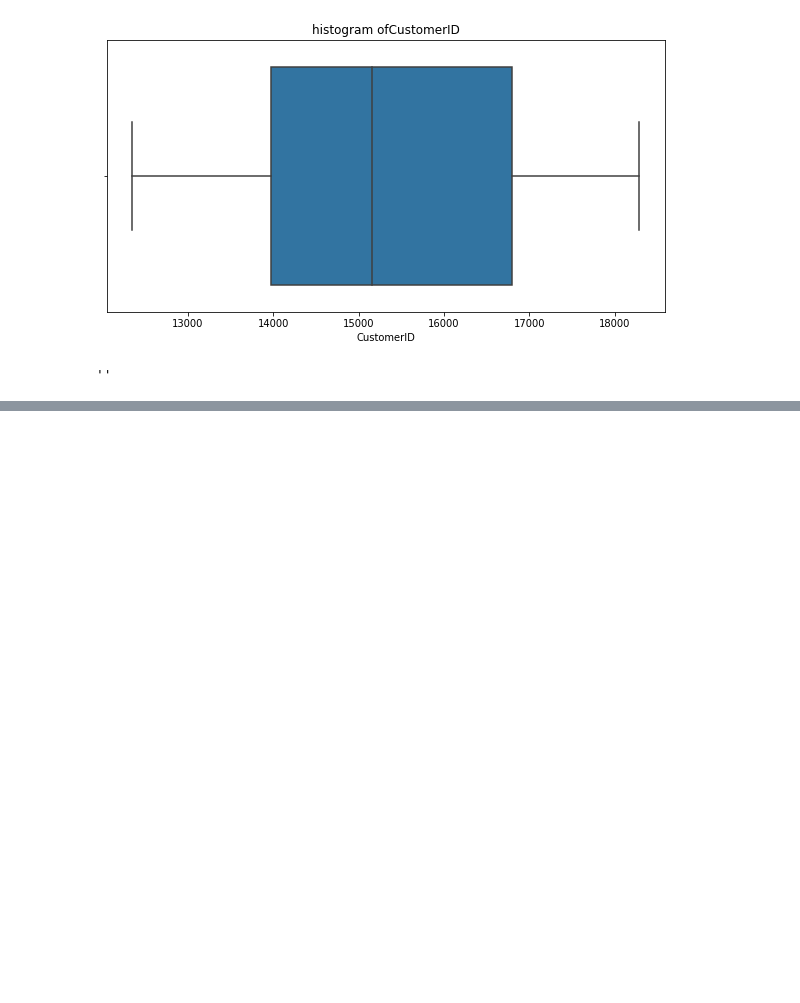
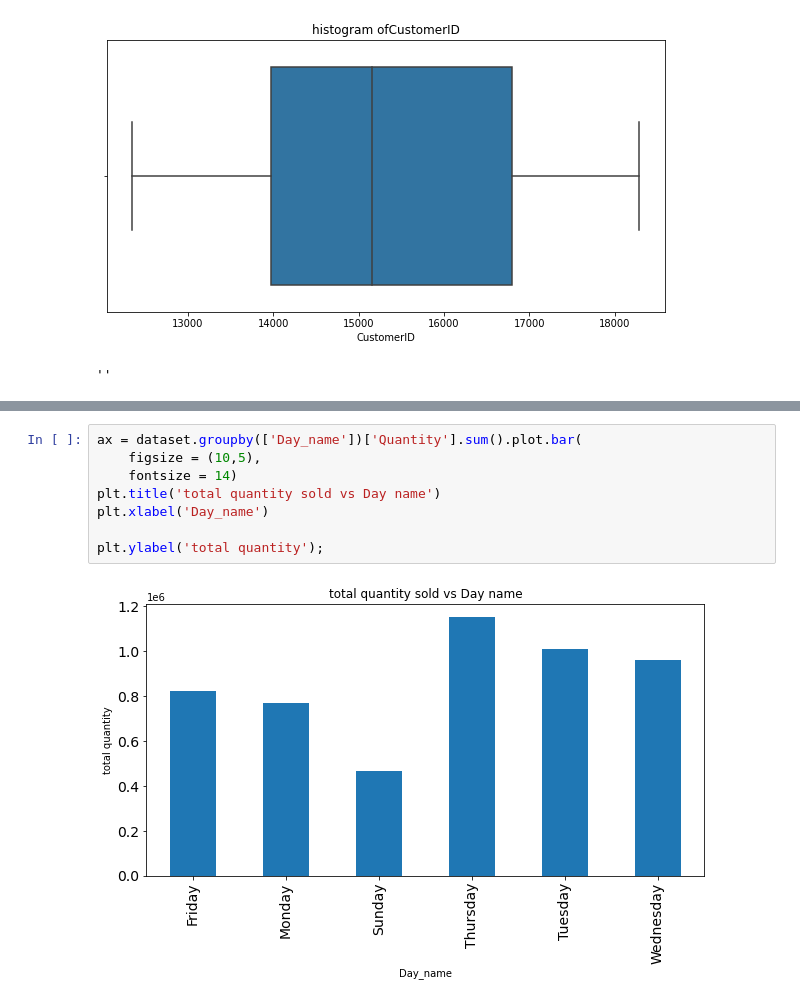
Before and after one commit to avanish04/online-retail-customer-segmentation, a Jupyter notebook: Online_Retail_Customer_Segmentation_Capstone_Project.ipynb, the cells around one changed output, grey strips where cells are left out. Drawn from its saved outputs; the diff is of its cells as text; blank space fills up the shorter version.

```diff
--- a/Online_Retail_Customer_Segmentation_Capstone_Project.ipynb
+++ b/Online_Retail_Customer_Segmentation_Capstone_Project.ipynb
@@ -186,0 +249,10 @@ for i in list(dataset.describe().columns):
+# %%
+ax = dataset.groupby(['Day_name'])['Quantity'].sum().plot.bar(
+    figsize = (10,5),
+    fontsize = 14)
+plt.title('total quantity sold vs Day name')
+plt.xlabel('Day_name')
+
+plt.ylabel('total quantity');
+# %% [output]
+[figure, added]
```
Also changed, not shown: parts of 24 cells of this notebook.
